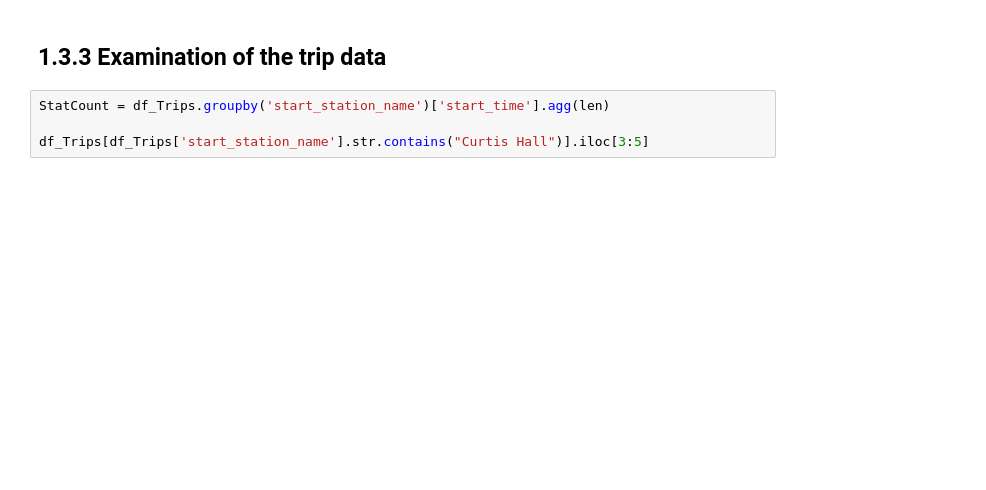
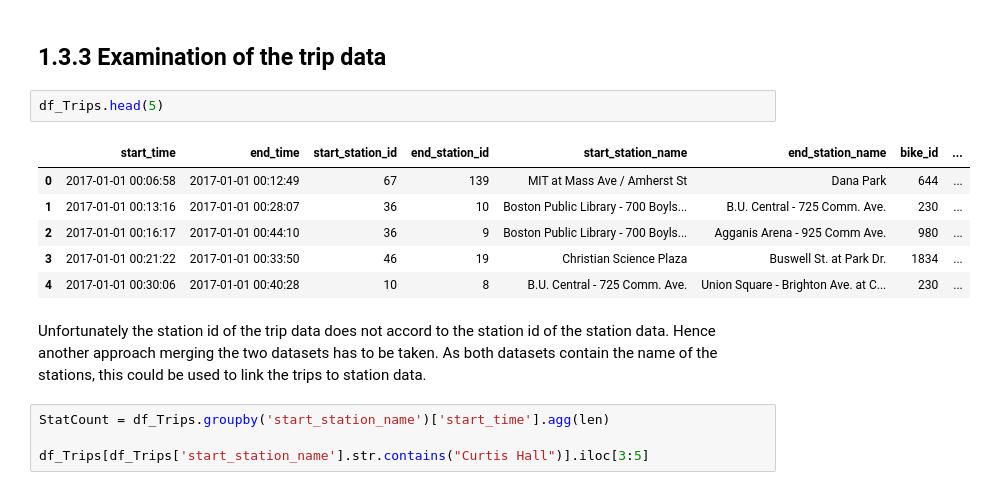
Before and after one commit to NinoVo931/AA_Project, a Jupyter notebook: Station_Cleaning.ipynb, the cells around one changed output. Drawn from its saved outputs; the diff is of its cells as text; blank space fills up the shorter version.

```diff
--- a/Station_Cleaning.ipynb
+++ b/Station_Cleaning.ipynb
@@ -80,6 +82,17 @@ m
 [interactive output not drawn]
 # %% [markdown]
 ## 1.3.3 Examination of the trip data
+# %%
+df_Trips.head(5)
+# %% [output]
+|  | start_time | end_time | start_station_id | end_station_id | start_station_name | end_station_name | bike_id | ... |
+| 0 | 2017-01-01 00:06:58 | 2017-01-01 00:12:49 | 67 | 139 | MIT at Mass Ave / Amherst St | Dana Park | 644 | ... |
+| 1 | 2017-01-01 00:13:16 | 2017-01-01 00:28:07 | 36 | 10 | Boston Public Library - 700 Boyls... | B.U. Central - 725 Comm. Ave. | 230 | ... |
+| 2 | 2017-01-01 00:16:17 | 2017-01-01 00:44:10 | 36 | 9 | Boston Public Library - 700 Boyls... | Agganis Arena - 925 Comm Ave. | 980 | ... |
+| 3 | 2017-01-01 00:21:22 | 2017-01-01 00:33:50 | 46 | 19 | Christian Science Plaza | Buswell St. at Park Dr. | 1834 | ... |
+| 4 | 2017-01-01 00:30:06 | 2017-01-01 00:40:28 | 10 | 8 | B.U. Central - 725 Comm. Ave. | Union Square - Brighton Ave. at C... | 230 | ... |
+# %% [markdown]
+Unfortunately the station id of the trip data does not accord to the station id of the station data. Hence another approach merging the two datasets has to be taken. As both datasets contain the name of the stations, this could be used to link the trips to station data.
 # %%
 StatCount = df_Trips.groupby('start_station_name')['start_time'].agg(len)
 
```
Also changed, not shown: parts of 23 cells of this notebook.
